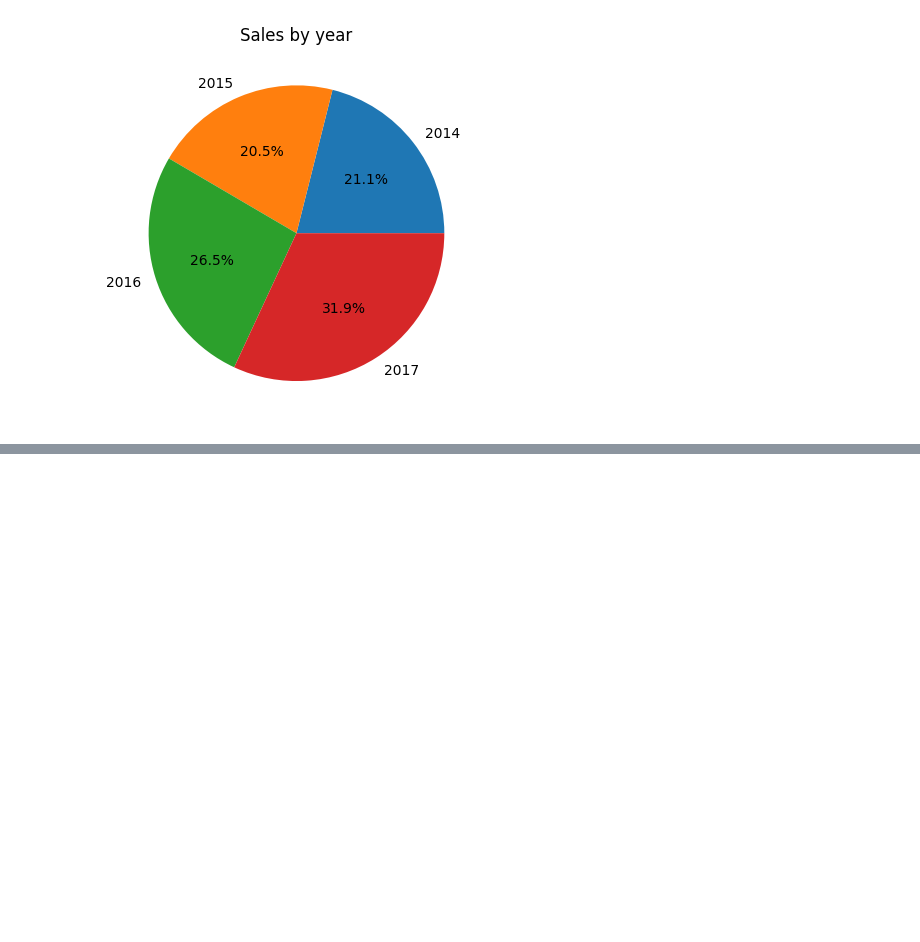
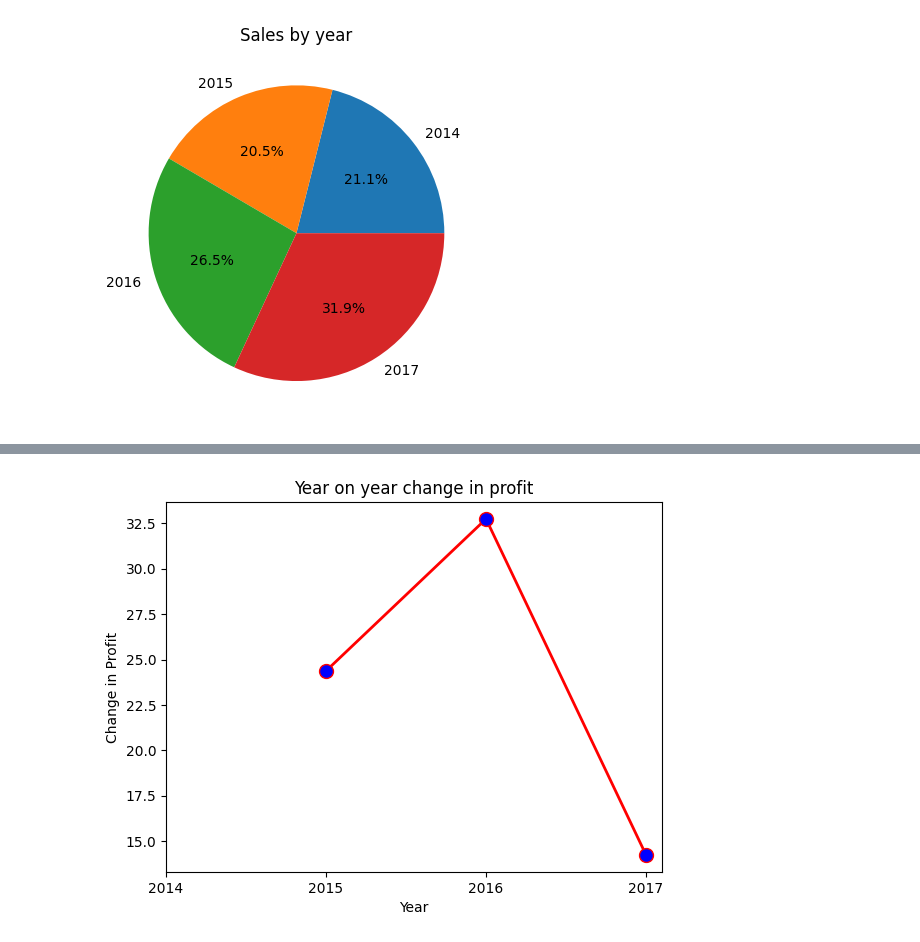
Before and after one commit to salampatel08/Superstore-Data-Analysis, a Jupyter notebook: super_data_analysing.ipynb, the cells around one changed output, grey strips where cells are left out. Cells and saved outputs as stored; diff of their text form; code cells hidden in the pictures; blank space fills up the shorter version.

```diff
--- a/super_data_analysing.ipynb
+++ b/super_data_analysing.ipynb
@@ -225,0 +218,11 @@ plt.show()
+# %%
+yoy_change=Profit_by_year.pct_change()*100
+plt.plot(yoy_change,color="red",marker="o",markerfacecolor="blue"
+         ,markersize=10,linewidth=2,linestyle="-")
+plt.xlabel("Year")
+plt.ylabel("Change in Profit")
+plt.title("Year on year change in profit")
+plt.xticks(yoy_change.index)
+plt.show()
+# %% [output]
+[figure, added]
```
Also changed, not shown: parts of 10 cells of this notebook, 3 other files.
